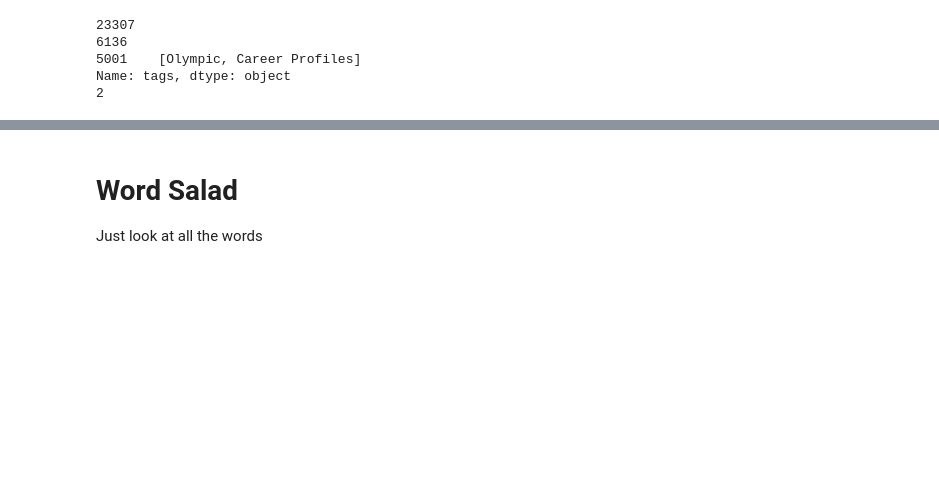
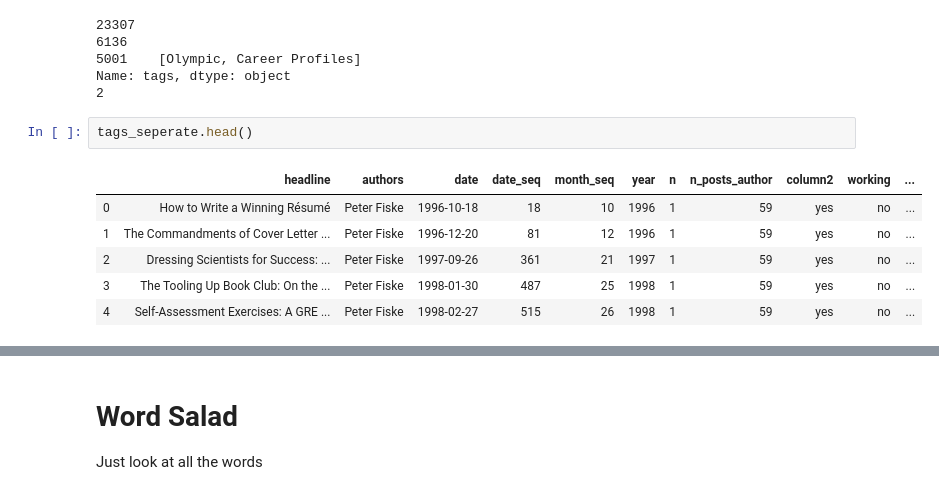
Before and after one commit to crboothb/sciencemag-careers-analysis, a Jupyter notebook: scripts/Text_analysis1.ipynb, the cells around one changed output, grey strips where cells are left out. Saved outputs shown, nothing was run; the diff lists cells and outputs as text; blank space fills up the shorter version.

```diff
--- a/scripts/Text_analysis1.ipynb
+++ b/scripts/Text_analysis1.ipynb
@@ -721,3 +721,12 @@ print(tags_seperate["headline"].value_counts()["Scoring a Career in Sports Scien
 5001    [Olympic, Career Profiles]
 Name: tags, dtype: object
 2
+# %%
+tags_seperate.head()
+# %% [output]
+|  | headline | authors | date | date_seq | month_seq | year | n | n_posts_author | column2 | working | ... |
+| 0 | How to Write a Winning Résumé | Peter Fiske | 1996-10-18 | 18 | 10 | 1996 | 1 | 59 | yes | no | ... |
+| 1 | The Commandments of Cover Letter ... | Peter Fiske | 1996-12-20 | 81 | 12 | 1996 | 1 | 59 | yes | no | ... |
+| 2 | Dressing Scientists for Success: ... | Peter Fiske | 1997-09-26 | 361 | 21 | 1997 | 1 | 59 | yes | no | ... |
+| 3 | The Tooling Up Book Club: On the ... | Peter Fiske | 1998-01-30 | 487 | 25 | 1998 | 1 | 59 | yes | no | ... |
+| 4 | Self-Assessment Exercises: A GRE ... | Peter Fiske | 1998-02-27 | 515 | 26 | 1998 | 1 | 59 | yes | no | ... |
```
Also changed, not shown: parts of 2 cells of this notebook, 23 other files.
